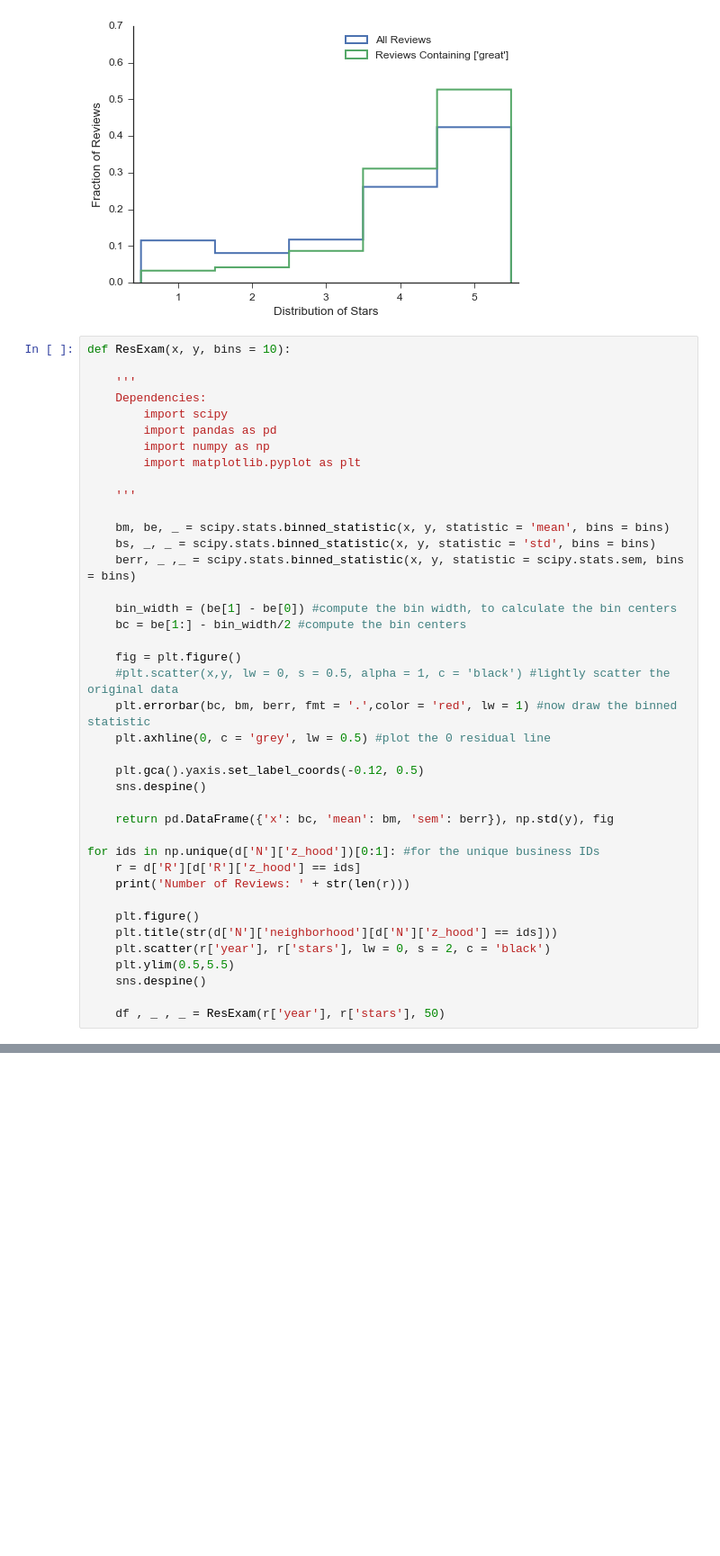
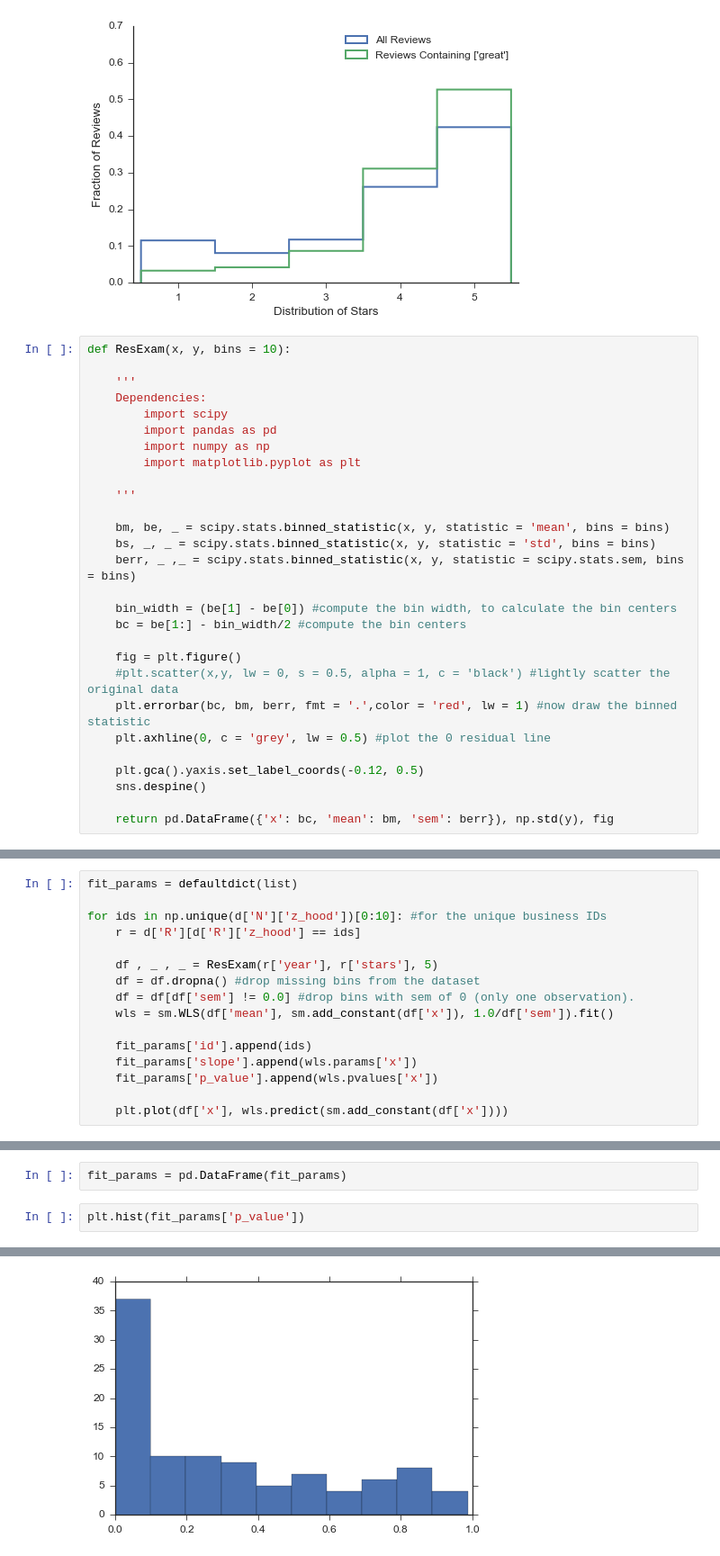
Before and after one commit to franklinmarsh/jac_project, a Jupyter notebook: yelp_zillow.ipynb, the cells around one changed output, grey strips where cells are left out. Shown at 90% size. Drawn from its saved outputs; the diff is of its cells as text; blank space fills up the shorter version.

```diff
--- a/yelp_zillow.ipynb
+++ b/yelp_zillow.ipynb
@@ -436,15 +438,3 @@ def ResExam(x, y, bins = 10):
     sns.despine()
 
     return pd.DataFrame({'x': bc, 'mean': bm, 'sem': berr}), np.std(y), fig
-
-for ids in np.unique(d['N']['z_hood'])[0:1]: #for the unique business IDs
-    r = d['R'][d['R']['z_hood'] == ids]
-    print('Number of Reviews: ' + str(len(r)))
-
-    plt.figure()
-    plt.title(str(d['N']['neighborhood'][d['N']['z_hood'] == ids]))
-    plt.scatter(r['year'], r['stars'], lw = 0, s = 2, c = 'black')
-    plt.ylim(0.5,5.5)
-    sns.despine()
-
-    df , _ , _ = ResExam(r['year'], r['stars'], 50)
@@ -454,0 +441,16 @@ Number of Reviews: 27338
+# %%
+fit_params = defaultdict(list)
+
+for ids in np.unique(d['N']['z_hood'])[0:10]: #for the unique business IDs
+    r = d['R'][d['R']['z_hood'] == ids]
+
+    df , _ , _ = ResExam(r['year'], r['stars'], 5)
+    df = df.dropna() #drop missing bins from the dataset
+    df = df[df['sem'] != 0.0] #drop bins with sem of 0 (only one observation).
+    wls = sm.WLS(df['mean'], sm.add_constant(df['x']), 1.0/df['sem']).fit()
+
+    fit_params['id'].append(ids)
+    fit_params['slope'].append(wls.params['x'])
+    fit_params['p_value'].append(wls.pvalues['x'])
+
+    plt.plot(df['x'], wls.predict(sm.add_constant(df['x'])))
@@ -454,0 +459,5 @@ Number of Reviews: 27338
+# %%
+fit_params = pd.DataFrame(fit_params)
+# %%
+plt.hist(fit_params['p_value'])
+# %% [output]
@@ -454,0 +470 @@ Number of Reviews: 27338
+[figure, added]
```
Also changed, not shown: parts of 6 cells of this notebook.
